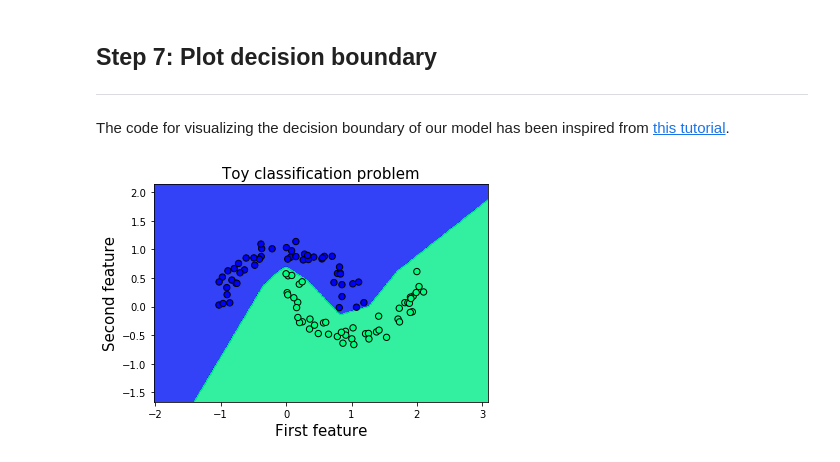
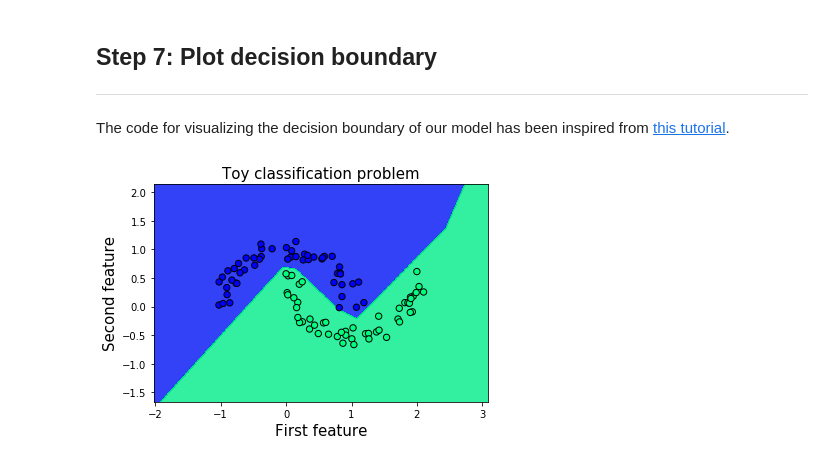
Before and after one commit to madalinabuzau/tensorflow-eager-tutorials, a Jupyter notebook: 01_simple_feedforward_neural_network.ipynb, the cells around one changed output. Drawn from its saved outputs; the diff is of its cells as text; code cells hidden in the pictures.

```diff
--- a/01_simple_feedforward_neural_network.ipynb
+++ b/01_simple_feedforward_neural_network.ipynb
@@ -54,24 +105,3 @@ Our first trial is a simple neural network with a single hidden layer.
 # %%
-# Transfer data from numpy arrays to tensorflow tensors
-X = tf.constant(X)
-y = tf.constant(y)
+X_tensor = tf.constant(X)
+y_tensor = tf.constant(y)
-# %%
-# Build our model. It makes it easier to define your models using classes.
-class simple_nn():
-    def __init__(self):
-        """ Define the layers used, during initialization.
-        """
-        # Hidden layer.
-        self.dense_layer = tf.layers.Dense(10, activation=tf.nn.relu)
-        # Output layer. Unscaled log probabilities.
-        self.output_layer = tf.layers.Dense(2, activation=None)
-
-    def predict(self, X):
-        """ Runs a forward-pass through the network.
-
-            Args:
-                X: 4D tensor image.
-        """
-        layer_1 = self.dense_layer(X)
-        layer_2 = self.output_layer(layer_1)
-        return layer_2
@@ -115,0 +108,4 @@ Loss at step 400: 0.047691
+# %%
+optimizer = tf.train.GradientDescentOptimizer(5e-1)
+model = simple_nn()
+model.fit(X_tensor, y_tensor, optimizer, num_epochs=500, verbose=50)
@@ -119,26 +127,26 @@ Loss at step 400: 0.047691
 The code for visualizing the decision boundary of our model has been inspired from [this tutorial](http://scikit-learn.org/stable/auto_examples/svm/plot_iris.html#sphx-glr-auto-examples-svm-plot-iris-py).
 # %%
 # Create a mesh to plot in
-x_min, x_max = X[:, 0].numpy().min() - 1, X[:, 0].numpy().max() + 1
-y_min, y_max = X[:, 1].numpy().min() - 1, X[:, 1].numpy().max() + 1
+x_min, x_max = X[:, 0].min() - 1, X[:, 0].max() + 1
+y_min, y_max = X[:, 1].min() - 1, X[:, 1].max() + 1
 xx, yy = np.meshgrid(np.arange(x_min, x_max, 0.01),
                      np.arange(y_min, y_max, 0.01))
 
 # Predict target for each sample xx, yy
 Z = np.argmax(model.predict(tf.constant(np.c_[xx.ravel(), yy.ravel()])).numpy(), axis=1)
 
 # Put the result into a color plot
 Z = Z.reshape(xx.shape)
 fig = plt.figure()
 plt.contourf(xx, yy, Z, cmap=plt.cm.winter, alpha=0.8)
 
 # Plot our training points
-plt.scatter(X[:, 0].numpy(), X[:, 1].numpy(), c=y, s=40, cmap=plt.cm.winter, edgecolors='k')
+plt.scatter(X[:, 0], X[:, 1], c=y, s=40, cmap=plt.cm.winter, edgecolors='k')
 plt.xlim(xx.min(), xx.max())
 plt.ylim(yy.min(), yy.max())
 plt.xlabel('First feature', fontsize=15)
 plt.ylabel('Second feature', fontsize=15)
 plt.title('Toy classification problem', fontsize=15)
 plt.show()
 # %% [output]
-[figure, old version]
+[figure, new version]
```
Also changed, not shown: parts of 15 cells of this notebook, 6 other files.
